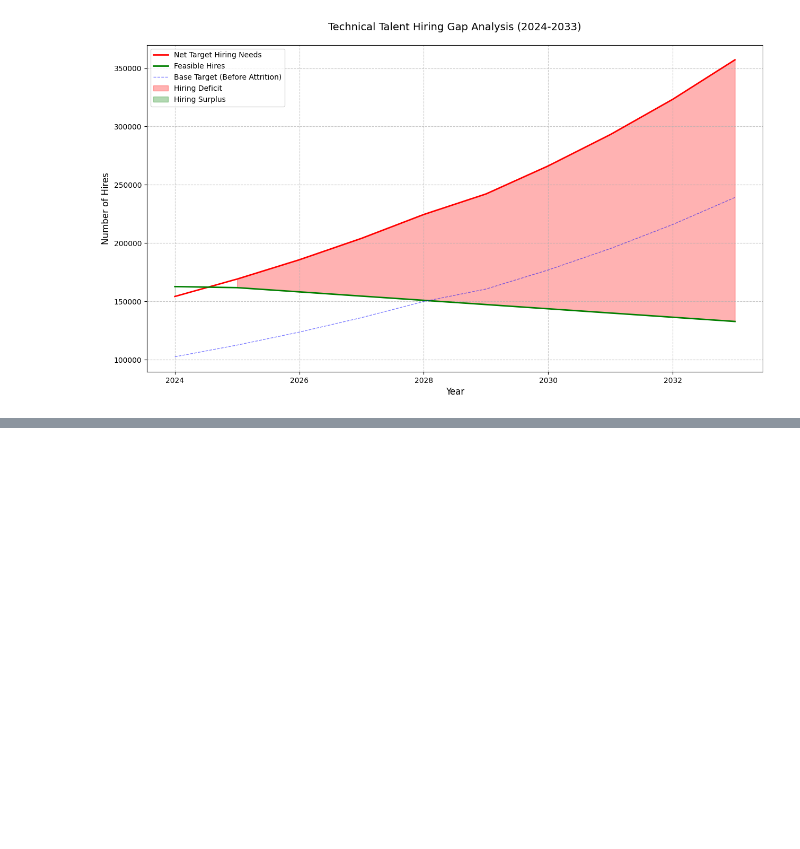
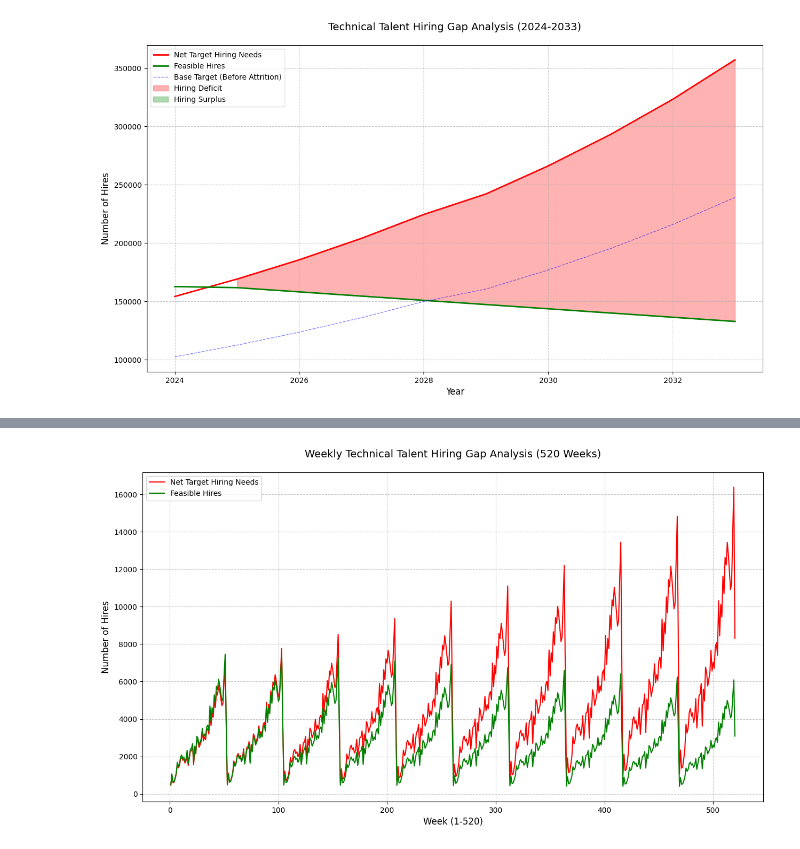
Before and after one commit to LLzelda/amazon-recruting-model, a Jupyter notebook: result/annual_tech_hire_gap.ipynb, the cells around one changed output, grey strips where cells are left out. Saved outputs shown, nothing was run; the diff lists cells and outputs as text; code cells hidden in the pictures; blank space fills up the shorter version.

```diff
--- a/result/annual_tech_hire_gap.ipynb
+++ b/result/annual_tech_hire_gap.ipynb
@@ -227,0 +282,15 @@ Total Deficit to Address: 940,259 people
+# %%
+# Adjust the plot to have 520 weeks on the x-axis (ignoring years)
+plt.figure(figsize=(15, 8))
+plt.plot(range(1, 521), weekly_hiring_gap_df['Net_Target_Hires'], label='Net Target Hiring Needs', color='red')
+plt.plot(range(1, 521), weekly_hiring_gap_df['Feasible_Hires'], label='Feasible Hires', color='green')
+
+plt.title('Weekly Technical Talent Hiring Gap Analysis (520 Weeks)', fontsize=14, pad=20)
+plt.xlabel('Week (1-520)', fontsize=12)
+plt.ylabel('Number of Hires', fontsize=12)
+plt.legend(fontsize=10)
+plt.grid(True, linestyle='--', alpha=0.7)
+
+plt.show()
+# %% [output]
+[figure, added]
```
Also changed, not shown: parts of 2 cells of this notebook, 2 other files.
